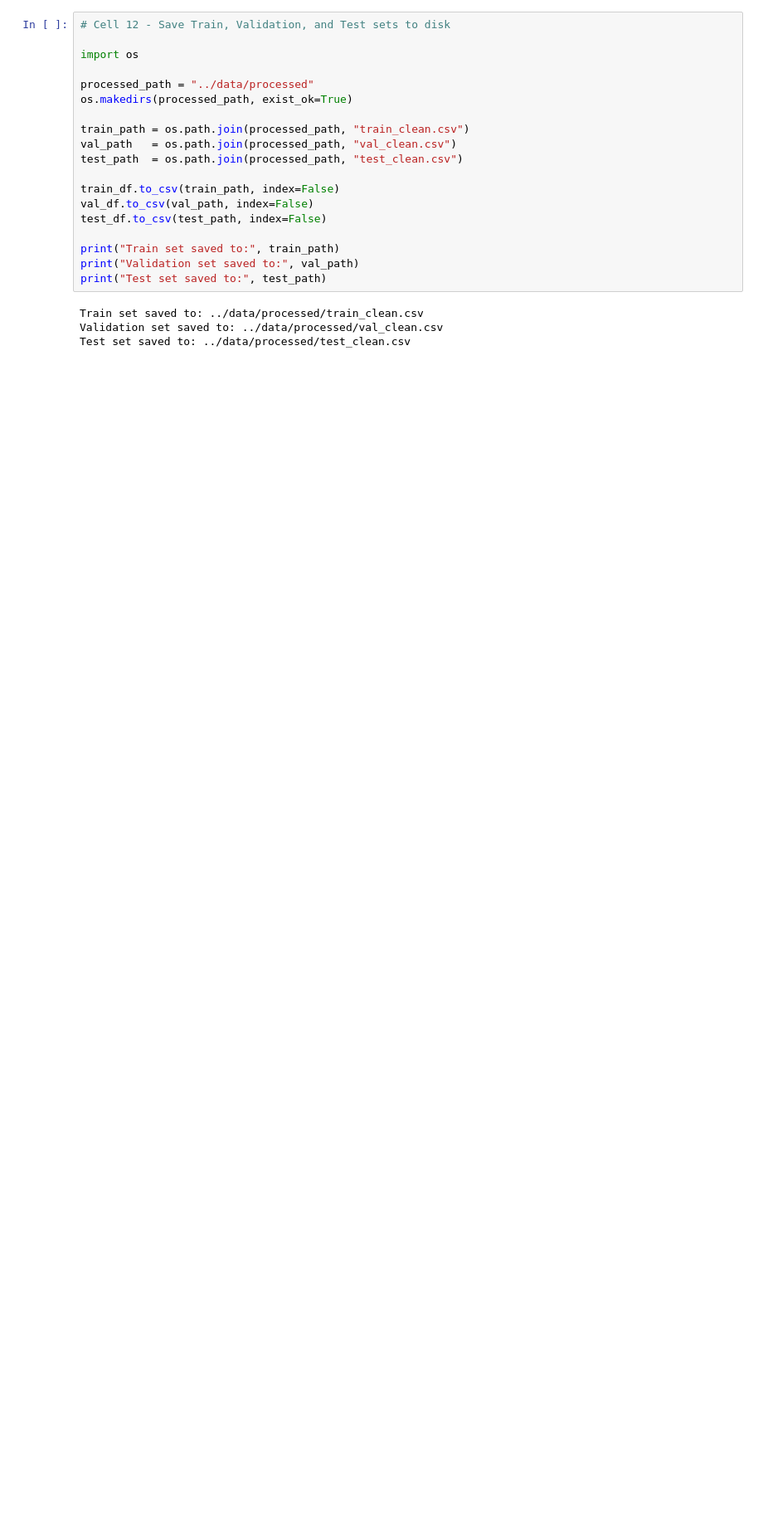
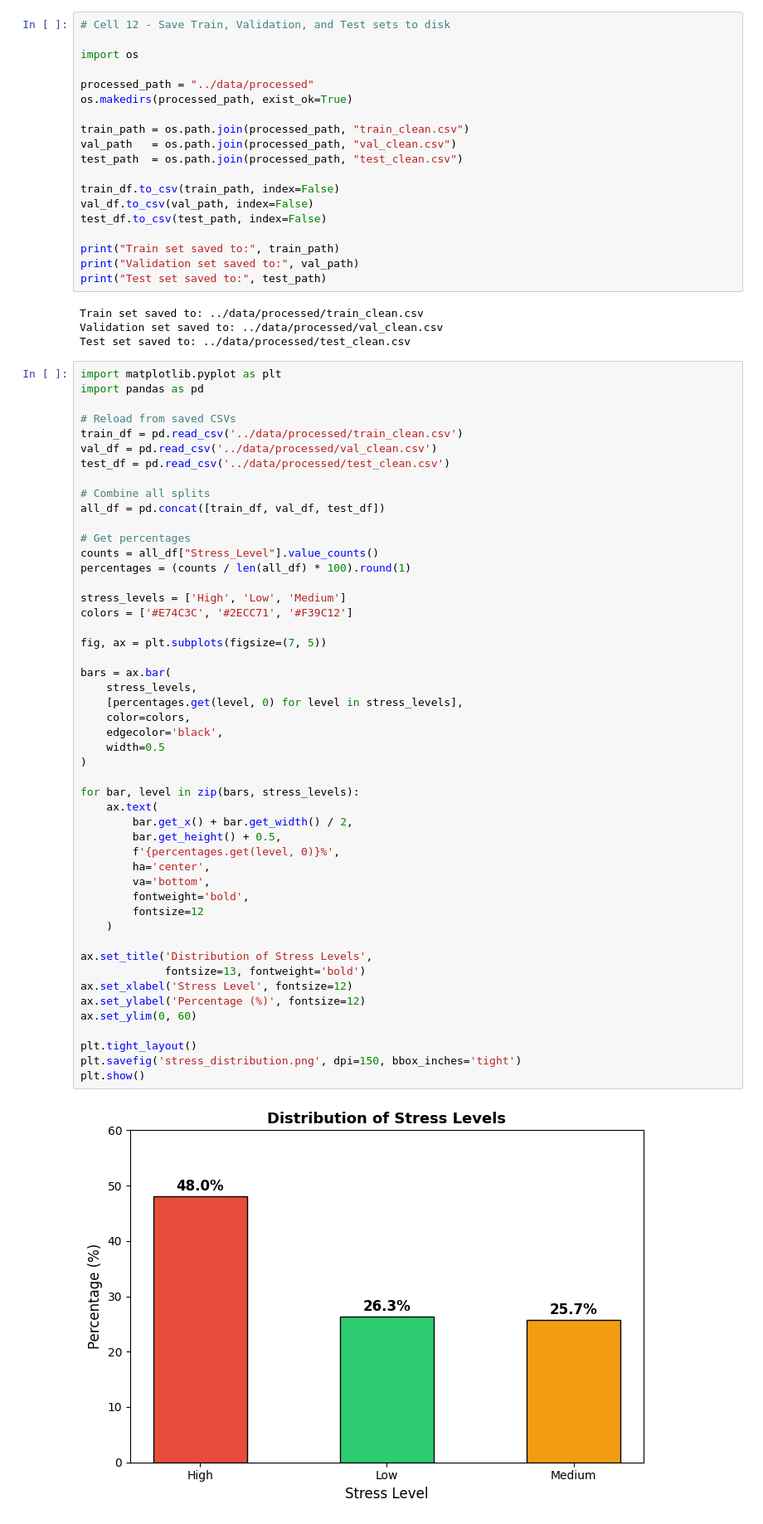
Before and after one commit to RYKELLE/Thesis_Final, a Jupyter notebook: stress-classification-project/notebooks/02_data_preprocessing.ipynb, the cells around one changed output. Shown at 83% size. Drawn from its saved outputs; the diff is of its cells as text; blank space fills up the shorter version.

Commit message:
just added some more visualizatiiion for the final paper

```diff
--- a/stress-classification-project/notebooks/02_data_preprocessing.ipynb
+++ b/stress-classification-project/notebooks/02_data_preprocessing.ipynb
@@ -435,3 +420,54 @@ print("Test set saved to:", test_path)
 Train set saved to: ../data/processed/train_clean.csv
 Validation set saved to: ../data/processed/val_clean.csv
 Test set saved to: ../data/processed/test_clean.csv
+# %%
+import matplotlib.pyplot as plt
+import pandas as pd
+
+# Reload from saved CSVs
+train_df = pd.read_csv('../data/processed/train_clean.csv')
+val_df = pd.read_csv('../data/processed/val_clean.csv')
+test_df = pd.read_csv('../data/processed/test_clean.csv')
+
+# Combine all splits
+all_df = pd.concat([train_df, val_df, test_df])
+
+# Get percentages
+counts = all_df["Stress_Level"].value_counts()
+percentages = (counts / len(all_df) * 100).round(1)
+
+stress_levels = ['High', 'Low', 'Medium']
+colors = ['#E74C3C', '#2ECC71', '#F39C12']
+
+fig, ax = plt.subplots(figsize=(7, 5))
+
+bars = ax.bar(
+    stress_levels,
+    [percentages.get(level, 0) for level in stress_levels],
+    color=colors,
+    edgecolor='black',
+    width=0.5
+)
+
+for bar, level in zip(bars, stress_levels):
+    ax.text(
+        bar.get_x() + bar.get_width() / 2,
+        bar.get_height() + 0.5,
+        f'{percentages.get(level, 0)}%',
+        ha='center',
+        va='bottom',
+        fontweight='bold',
+        fontsize=12
+    )
+
+ax.set_title('Distribution of Stress Levels',
+             fontsize=13, fontweight='bold')
+ax.set_xlabel('Stress Level', fontsize=12)
+ax.set_ylabel('Percentage (%)', fontsize=12)
+ax.set_ylim(0, 60)
+
+plt.tight_layout()
+plt.savefig('stress_distribution.png', dpi=150, bbox_inches='tight')
+plt.show()
+# %% [output]
+[figure, added]
```
Also changed, not shown: parts of 8 cells of this notebook, 28 other files.
